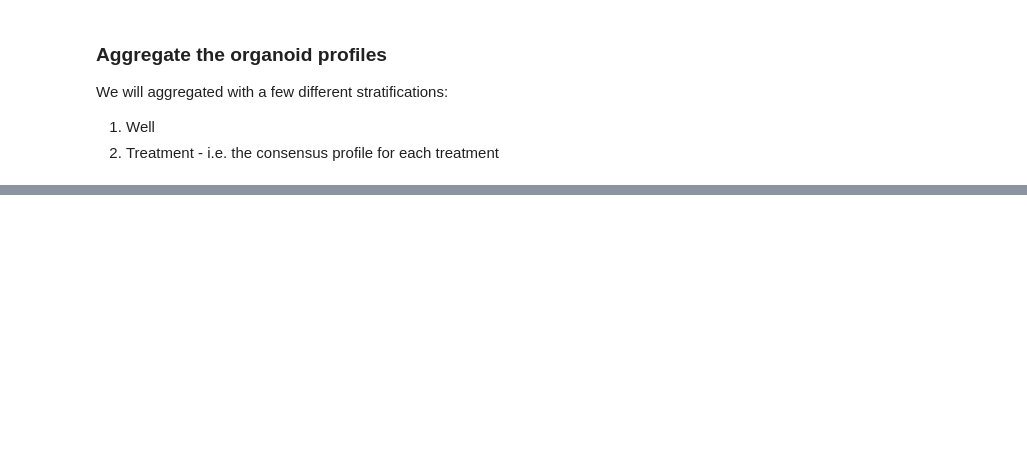
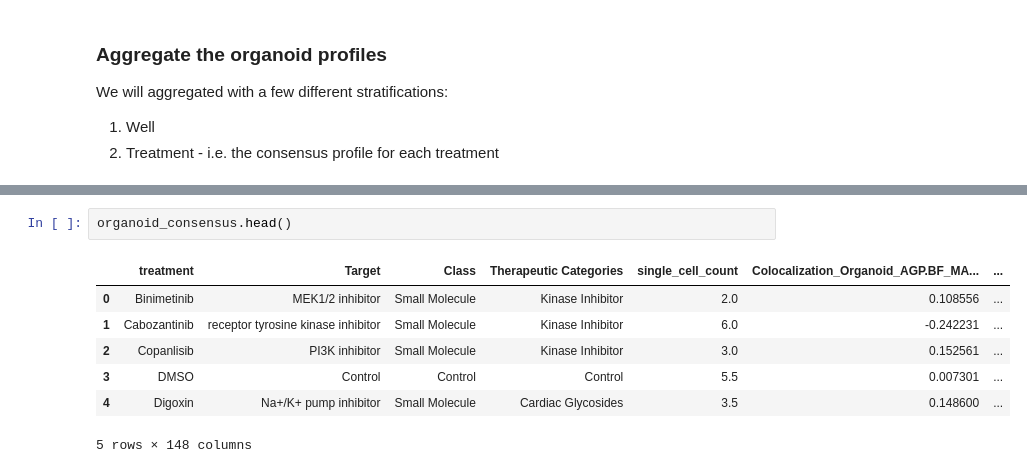
Before and after one commit to MikeLippincott/GFF_3D_organoid_profiling_pipeline, a Jupyter notebook: 4.processing_image_based_profiles/notebooks/9.aggregation.ipynb, the cells around one changed output, grey strips where cells are left out. Cells and saved outputs as stored; diff of their text form; blank space fills up the shorter version.

```diff
--- a/4.processing_image_based_profiles/notebooks/9.aggregation.ipynb
+++ b/4.processing_image_based_profiles/notebooks/9.aggregation.ipynb
@@ -183,0 +207,10 @@ organoid_consensus.to_parquet(organoid_consensus_output_path, index=False)
+# %%
+organoid_consensus.head()
+# %% [output]
+|  | treatment | Target | Class | Therapeutic Categories | single_cell_count | Colocalization_Organoid_AGP.BF_MA... | ... |
+| 0 | Binimetinib | MEK1/2 inhibitor | Small Molecule | Kinase Inhibitor | 2.0 | 0.108556 | ... |
+| 1 | Cabozantinib | receptor tyrosine kinase inhibitor | Small Molecule | Kinase Inhibitor | 6.0 | -0.242231 | ... |
+| 2 | Copanlisib | PI3K inhibitor | Small Molecule | Kinase Inhibitor | 3.0 | 0.152561 | ... |
+| 3 | DMSO | Control | Control | Control | 5.5 | 0.007301 | ... |
+| 4 | Digoxin | Na+/K+ pump inhibitor | Small Molecule | Cardiac Glycosides | 3.5 | 0.148600 | ... |
+5 rows × 148 columns
```
Also changed, not shown: parts of 7 cells of this notebook, 2 other files.
